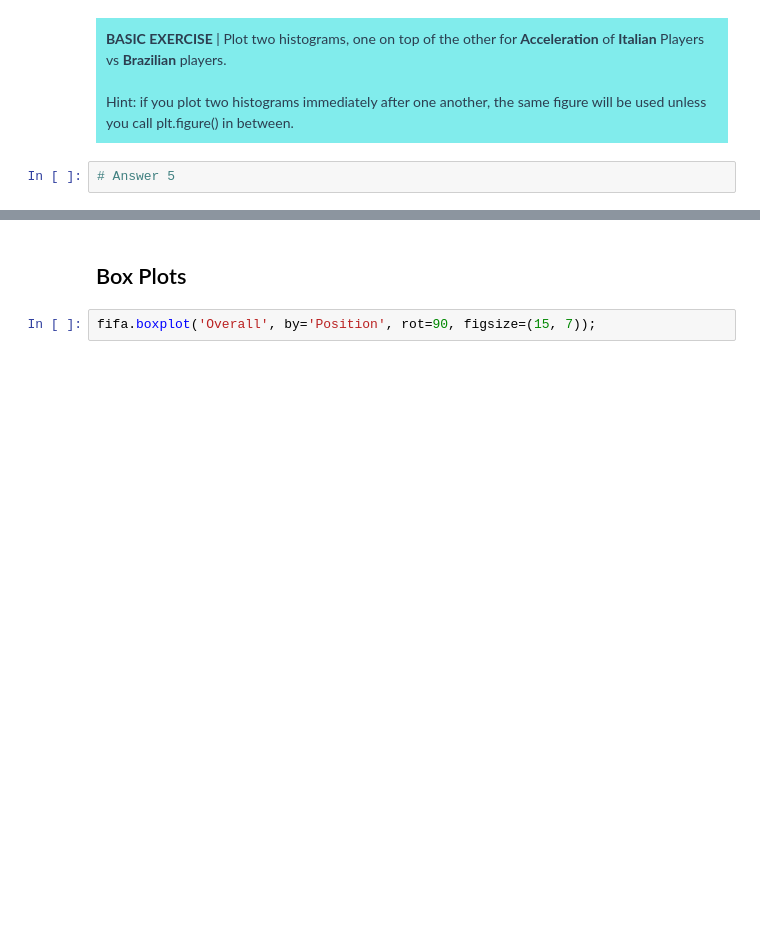
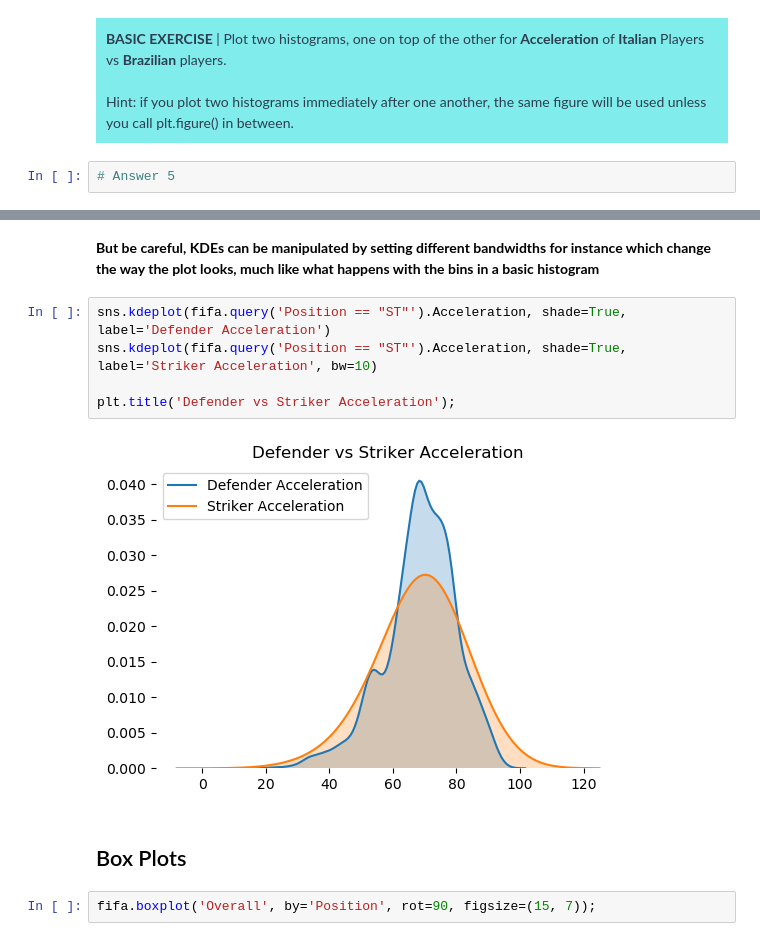
Before and after one commit to eamonnmag/CERN-CSC-2023, a Jupyter notebook: Creating Visualizations with Matplotlib and Seaborn.ipynb, the cells around one changed output, grey strips where cells are left out. Cells and saved outputs as stored; diff of their text form; blank space fills up the shorter version.

```diff
--- a/Creating Visualizations with Matplotlib and Seaborn.ipynb
+++ b/Creating Visualizations with Matplotlib and Seaborn.ipynb
@@ -212,3 +324,12 @@ Hint: if you plot two histograms immediately after one another, the same figure
+# %% [markdown]
+**But be careful, KDEs can be manipulated by setting different bandwidths for instance which change the way the plot looks, much like what happens with the bins in a basic histogram**
+# %%
+sns.kdeplot(fifa.query('Position == "ST"').Acceleration, shade=True, label='Defender Acceleration')
+sns.kdeplot(fifa.query('Position == "ST"').Acceleration, shade=True, label='Striker Acceleration', bw=10)
+
+plt.title('Defender vs Striker Acceleration');
+# %% [output]
+[figure, added]
 # %% [markdown]
 ## Box Plots
 # %%
```
Also changed, not shown: parts of 24 cells of this notebook.
